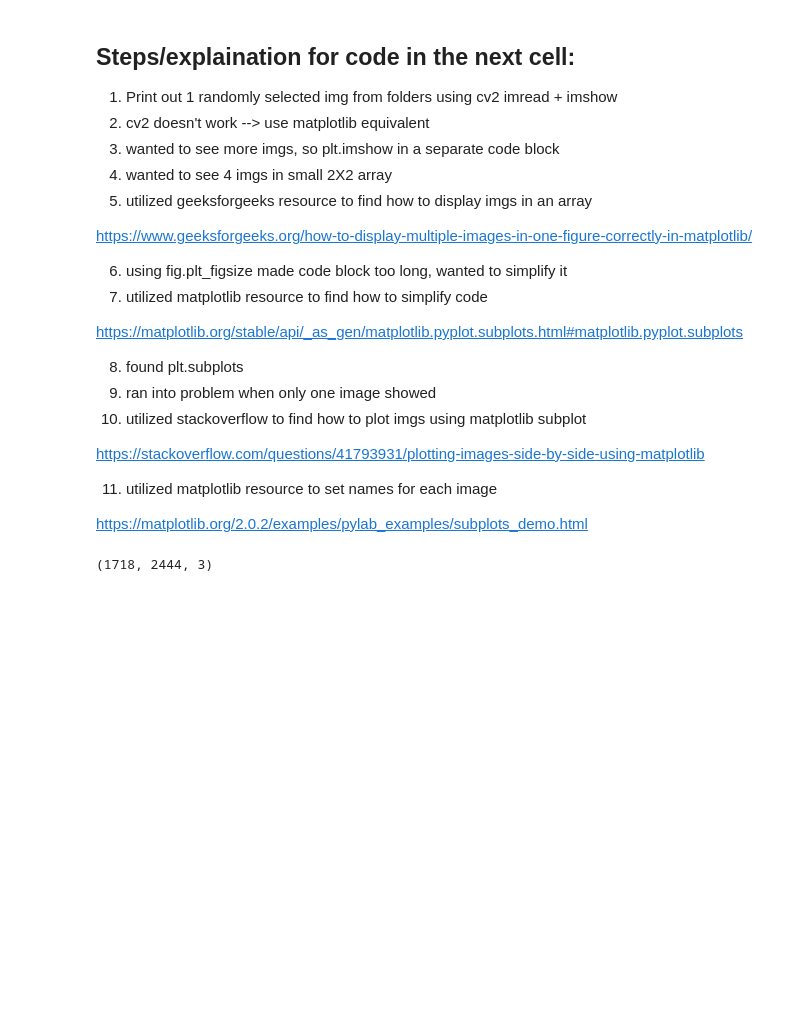
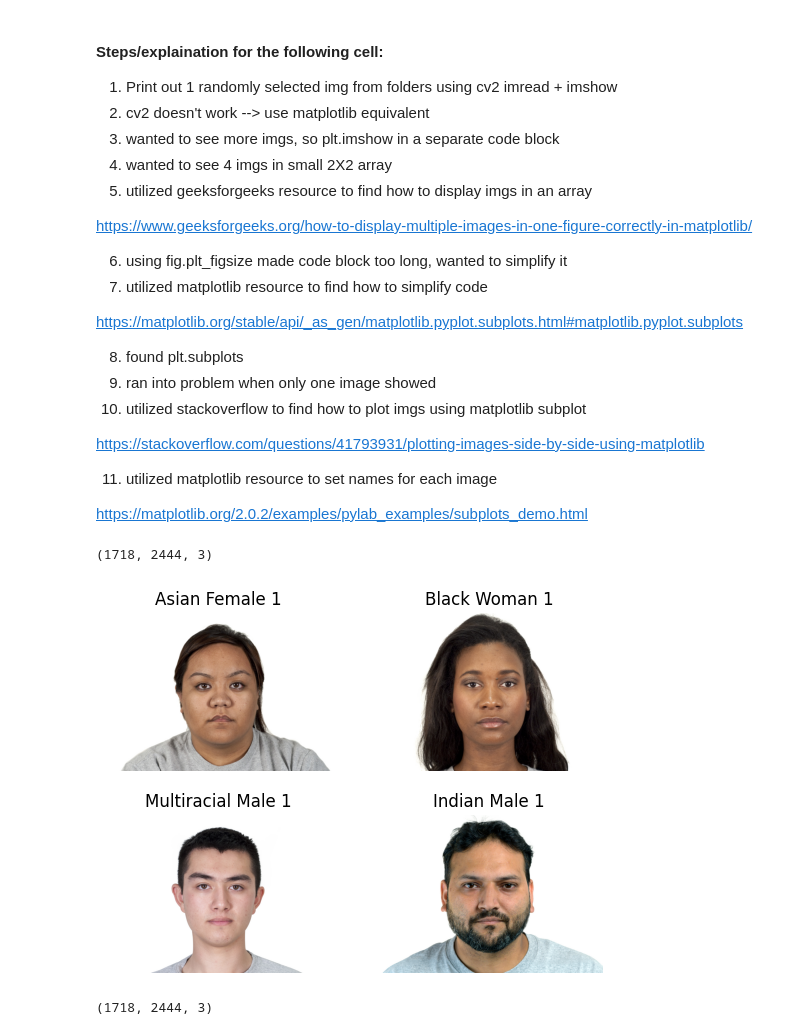
Before and after one commit to nimasriram/neuro_nova, a Jupyter notebook: PS_Model.ipynb, the cells around one changed output. Drawn from its saved outputs; the diff is of its cells as text; code cells hidden in the pictures; blank space fills up the shorter version.

```diff
--- a/PS_Model.ipynb
+++ b/PS_Model.ipynb
@@ -14,5 +248,5 @@ The following code should be run only when you need to unzip the dataset file
 # %% [markdown]
-## Steps/explaination for code in the next cell:
+#### Steps/explaination for the following cell:
 
 1. Print out 1 randomly selected img from folders using cv2 imread + imshow
 2. cv2 doesn't work --> use matplotlib equivalent
@@ -37,33 +271,41 @@ https://stackoverflow.com/questions/41793931/plotting-images-side-by-side-using-
 
 https://matplotlib.org/2.0.2/examples/pylab_examples/subplots_demo.html
 # %%
+# ==============================================================
+# [OPTIONAL] View 4 sample images in a 2x2 grid
+# Exploration only. Shows original images are (1718, 2444, 3).
+# ==============================================================
+
 import matplotlib
 import matplotlib.pyplot as plt
 import matplotlib.image as img
 
-image1 = img.imread('/content/drive/MyDrive/CFD Version 3.0/Images/CFD/AF-208/CFD-AF-208-003-N.jpg')
-image2 = img.imread('/content/drive/MyDrive/CFD Version 3.0/Images/CFD/BF-243/CFD-BF-243-164-N.jpg')
-image3 = img.imread('/content/drive/MyDrive/CFD Version 3.0/Images/CFD-MR/CFD-MM-306-010-N.jpg')
-image4 = img.imread('/content/drive/MyDrive/CFD Version 3.0/Images/CFD-INDIA/CFD-IM-645-001-N.jpg')
+image1 = img.imread('/content/drive/MyDrive/CFD_Version_3/Images/CFD/AF-208/CFD-AF-208-003-N.jpg')
+image2 = img.imread('/content/drive/MyDrive/CFD_Version_3/Images/CFD/BF-243/CFD-BF-243-164-N.jpg')
+image3 = img.imread('/content/drive/MyDrive/CFD_Version_3/Images/CFD-MR/CFD-MM-306-010-N.jpg')
+image4 = img.imread('/content/drive/MyDrive/CFD_Version_3/Images/CFD-INDIA/CFD-IM-645-001-N.jpg')
 
 #creating figure to display multiple imgs from dataset at once
 fig, axs = plt.subplots(2, 2)
 
 axs[0,0].imshow(image1)
 axs[0,0].set_title('Asian Female 1')
 axs[0,0].set_axis_off()
 
 axs[0,1].imshow(image2)
 axs[0,1].set_title('Black Woman 1')
 axs[0,1].set_axis_off()
 
 axs[1,0].imshow(image3)
 axs[1,0].set_title('Multiracial Male 1')
 axs[1,0].set_axis_off()
 
 axs[1,1].imshow(image4)
 axs[1,1].set_title('Indian Male 1')
 axs[1,1].set_axis_off()
 
 print(image1.shape) #img dimensions are all (1718, 2444, 3)
+# %% [output]
+(1718, 2444, 3)
+[figure, added]
 # %%
```
Also changed, not shown: parts of 50 cells of this notebook.
